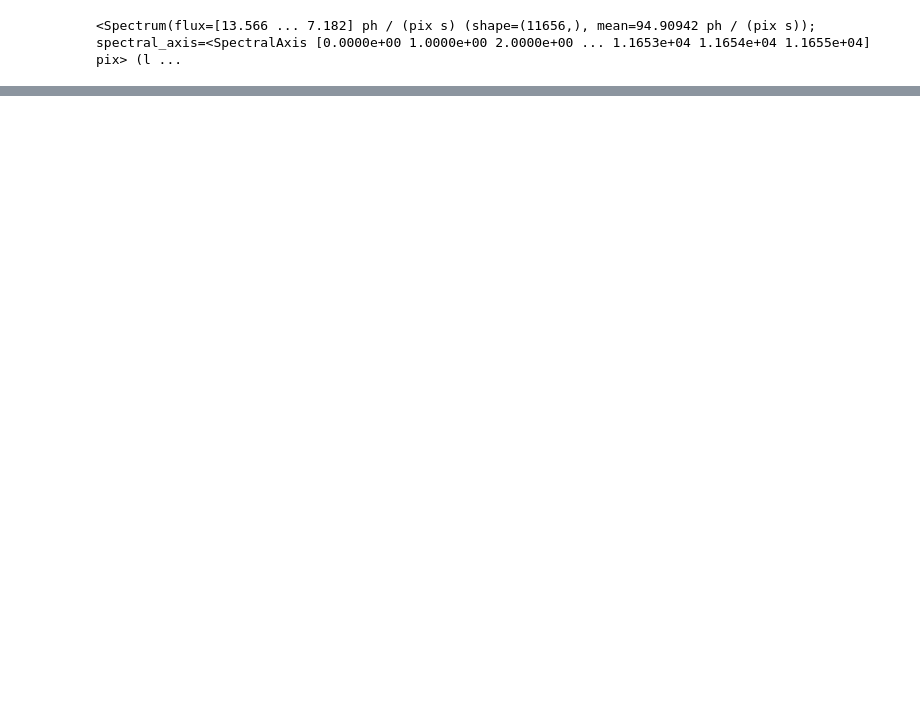
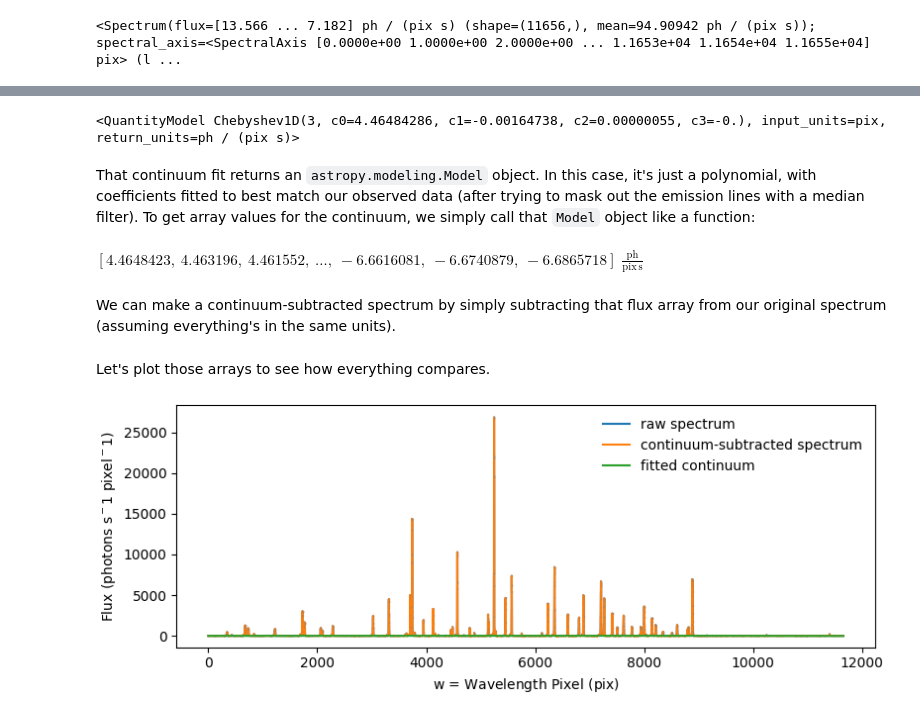
Before and after one commit to zkbt/astr3520-handbook, a Jupyter notebook: wavelength.ipynb, the cells around one changed output, grey strips where cells are left out. Drawn from its saved outputs; the diff is of its cells as text; code cells hidden in the pictures; blank space fills up the shorter version.

```diff
--- a/wavelength.ipynb
+++ b/wavelength.ipynb
@@ -133,0 +151,17 @@ plot_spectrum(spectrum)
+# %%
+# fit a continuum function, using a median to skip over
+continuum_function = fit_generic_continuum(spectrum, median_window=201)
+continuum_function
+# %% [output]
+<QuantityModel Chebyshev1D(3, c0=4.46484286, c1=-0.00164738, c2=0.00000055, c3=-0.), input_units=pix, return_units=ph / (pix s)>
+# %% [markdown]
+That continuum fit returns an `astropy.modeling.Model` object. In this case, it's just a polynomial, with coefficients fitted to best match our observed data (after trying to mask out the emission lines with a median filter). To get array values for the continuum, we simply call that `Model` object like a function:
+# %%
+# define a pixel axis, estimate continuum at those pixels
+w = spectrum.spectral_axis
+continuum = continuum_function(w)
+continuum
+# %% [output]
+$[4.4648423,~4.463196,~4.461552,~\dots,~-6.6616081,~-6.6740879,~-6.6865718] \; \mathrm{\frac{ph}{pix\,s}}$
+# %% [markdown]
+We can make a continuum-subtracted spectrum by simply subtracting that flux array from our original spectrum (assuming everything's in the same units).
@@ -133,0 +170,13 @@ plot_spectrum(spectrum)
+# %% [markdown]
+Let's plot those arrays to see how everything compares.
+# %%
+
+# plot the
+fi = plt.figure(figsize=(8, 3), constrained_layout=True)
+fi.canvas.toolbar_position = "bottom"
+plot_spectrum(spectrum, label='raw spectrum')
+plot_spectrum(continuum_subtracted_spectrum, label='continuum-subtracted spectrum')
+plt.plot(w, continuum_function(w), label='fitted continuum')
+plt.legend(frameon=False);
+# %% [output]
+[figure, added]
```
Also changed, not shown: parts of 73 cells of this notebook.
